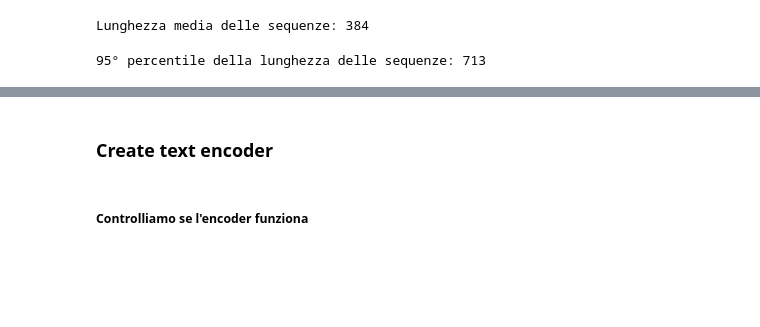
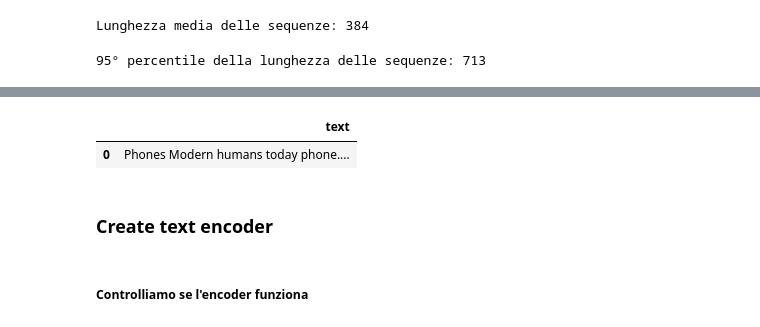
Before and after one commit to DeepIgnorance/deep_learning, a Jupyter notebook: modeling.ipynb, the cells around one changed output, grey strips where cells are left out. Drawn from its saved outputs; the diff is of its cells as text; code cells hidden in the pictures; blank space fills up the shorter version.

```diff
--- a/modeling.ipynb
+++ b/modeling.ipynb
@@ -99,3 +99,36 @@ lunghezza_percentile =  math.ceil(lunghezza_percentile)
 print(f"{percentile_desiderato}° percentile della lunghezza delle sequenze:", lunghezza_percentile)
 # %% [output]
 95° percentile della lunghezza delle sequenze: 713
+# %%
+import tensorflow as tf
+
+import nltk
+from nltk.corpus import stopwords
+#NLTK
+nltk.download('stopwords')
+stop = set(stopwords.words('english'))
+
+def remove_stop_words_nltk(text):
+    words = text.split()
+    filtered_words = [word for word in words if word.lower() not in stop]
+    return ' '.join(filtered_words)
+#Alternativa con SpaCy
+import spacy
+#loading the english language small model of spacy
+en = spacy.load('en_core_web_sm')
+sw_spacy = en.Defaults.stop_words
+print(sw_spacy)
+
+def remove_stop_words_spacy(text):
+    words = [word for word in text.split() if word.lower() not in sw_spacy]
+    new_text = " ".join(words)
+    return new_text
+
+#Alternativa con Gensim
+import gensim
+from gensim.parsing.preprocessing import remove_stopwords, STOPWORDS
+print(STOPWORDS)
+
+def remove_stop_words_gensim(text):
+  new_text = remove_stopwords(text)
+  return new_text
@@ -102,3 +140,15 @@ print(f"{percentile_desiderato}° percentile della lunghezza delle sequenze:", l
+# %%
+for index,row in data.iterrows():
+  #print(f"{index} {row}")
+  new_string = remove_stop_words_spacy(row['text'])
+  data.at[index,'text'] = new_string
+
+
+data.head(1)
+#data_without_stopwords = [remove_stop_words_spacy(text) for text in data['text']]
+# %% [output]
+|  | text |
+| 0 | Phones Modern humans today phone.... |
 # %%
 from sklearn.model_selection import train_test_split
 
```
Also changed, not shown: parts of 13 cells of this notebook.
